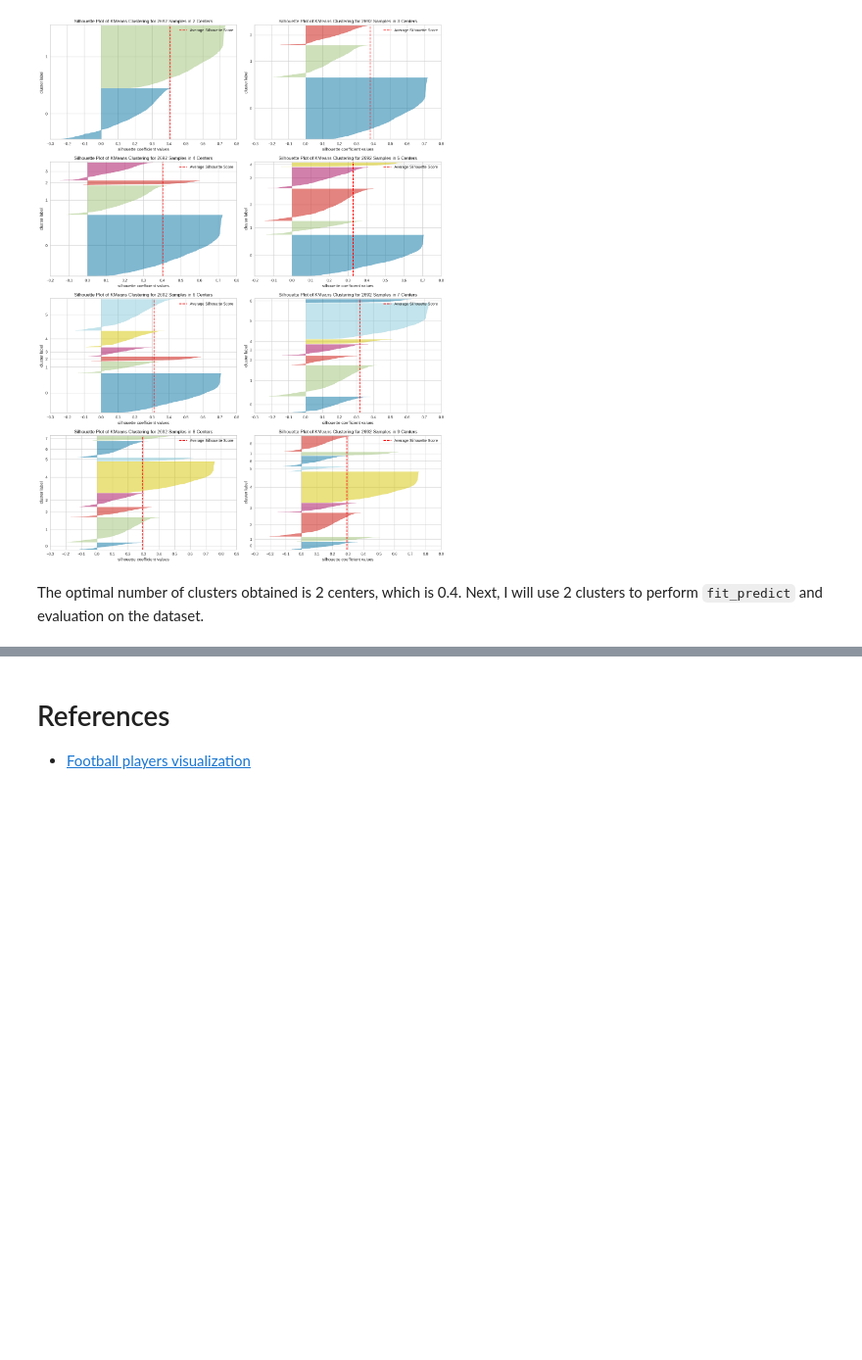
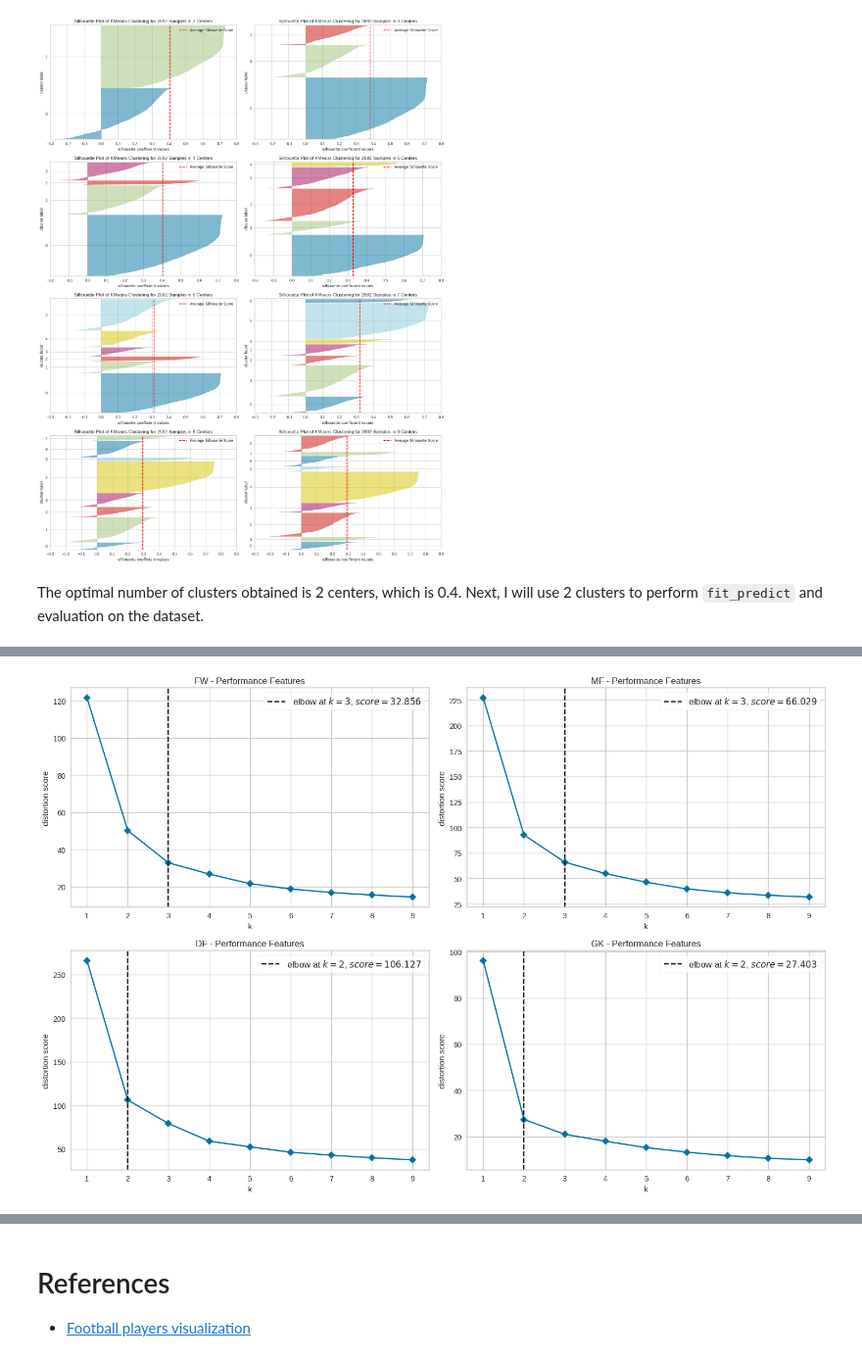
Before and after one commit to marifr25/dicoding_project, a Jupyter notebook: Clustering_Pemain_Sepakbola_Eropa/Kaggle_Version/Clustering_of_Football_Player_Statistics.ipynb, the cells around one changed output, grey strips where cells are left out. Shown at 98% size. Saved outputs shown, nothing was run; the diff lists cells and outputs as text; code cells hidden in the pictures; blank space fills up the shorter version.

```diff
--- a/Clustering_Pemain_Sepakbola_Eropa/Kaggle_Version/Clustering_of_Football_Player_Statistics.ipynb
+++ b/Clustering_Pemain_Sepakbola_Eropa/Kaggle_Version/Clustering_of_Football_Player_Statistics.ipynb
@@ -548,0 +790,13 @@ def kmeans_position(df, position, cluster, features):
+# %%
+# Create a dictionary first to store features based on position.
+features_by_position = {
+    "FW": striker_features,
+    "MF": midfield_features,
+    "DF": defender_features,
+    "GK": goalkeeper_features
+}
+
+# Apply `plot_feature_selected_elbow` function
+plot_feature_selected_elbow(position_category, "Position Category", fps_weighted, features_by_position)
+# %% [output]
+[figure, added]
```
Also changed, not shown: parts of 21 cells of this notebook.
